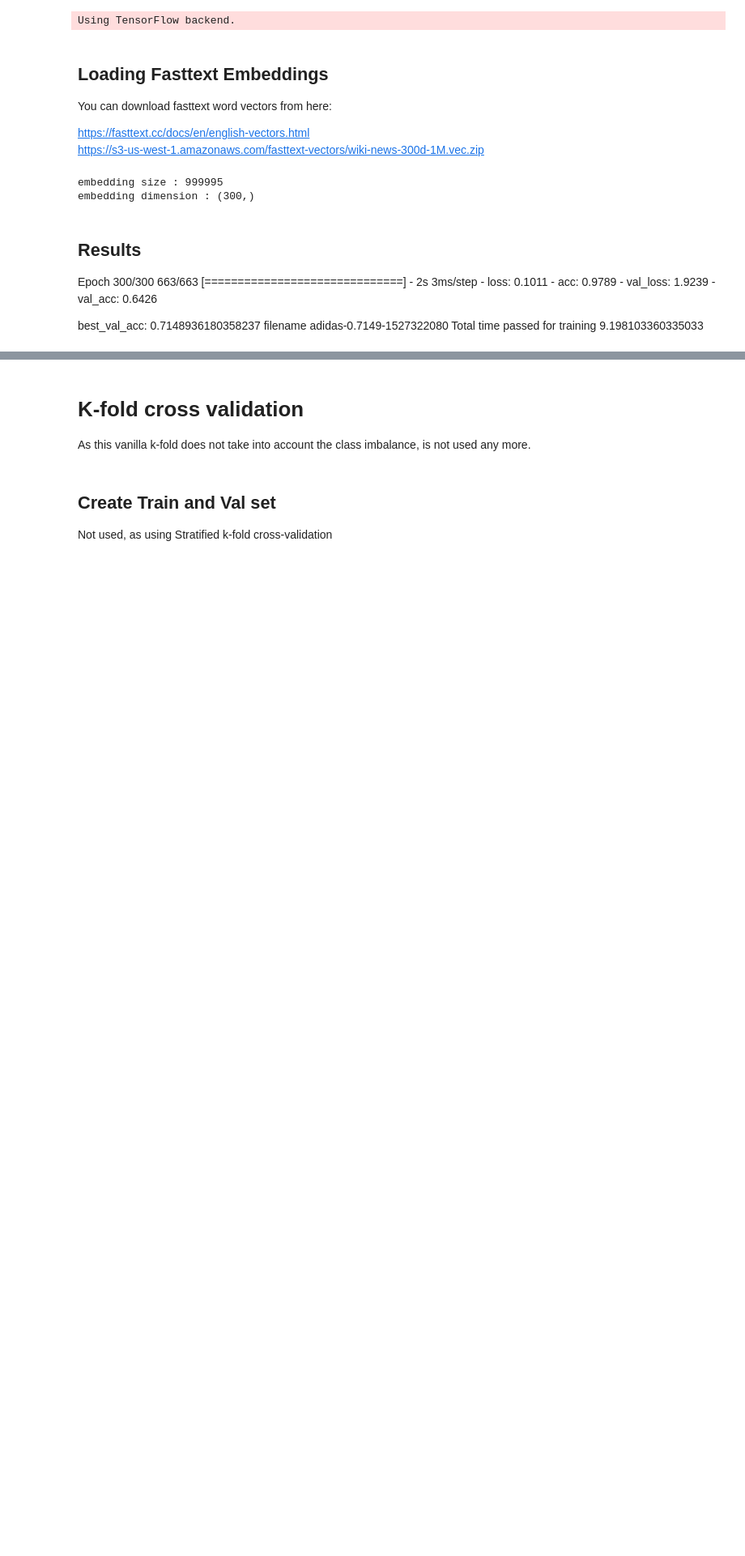
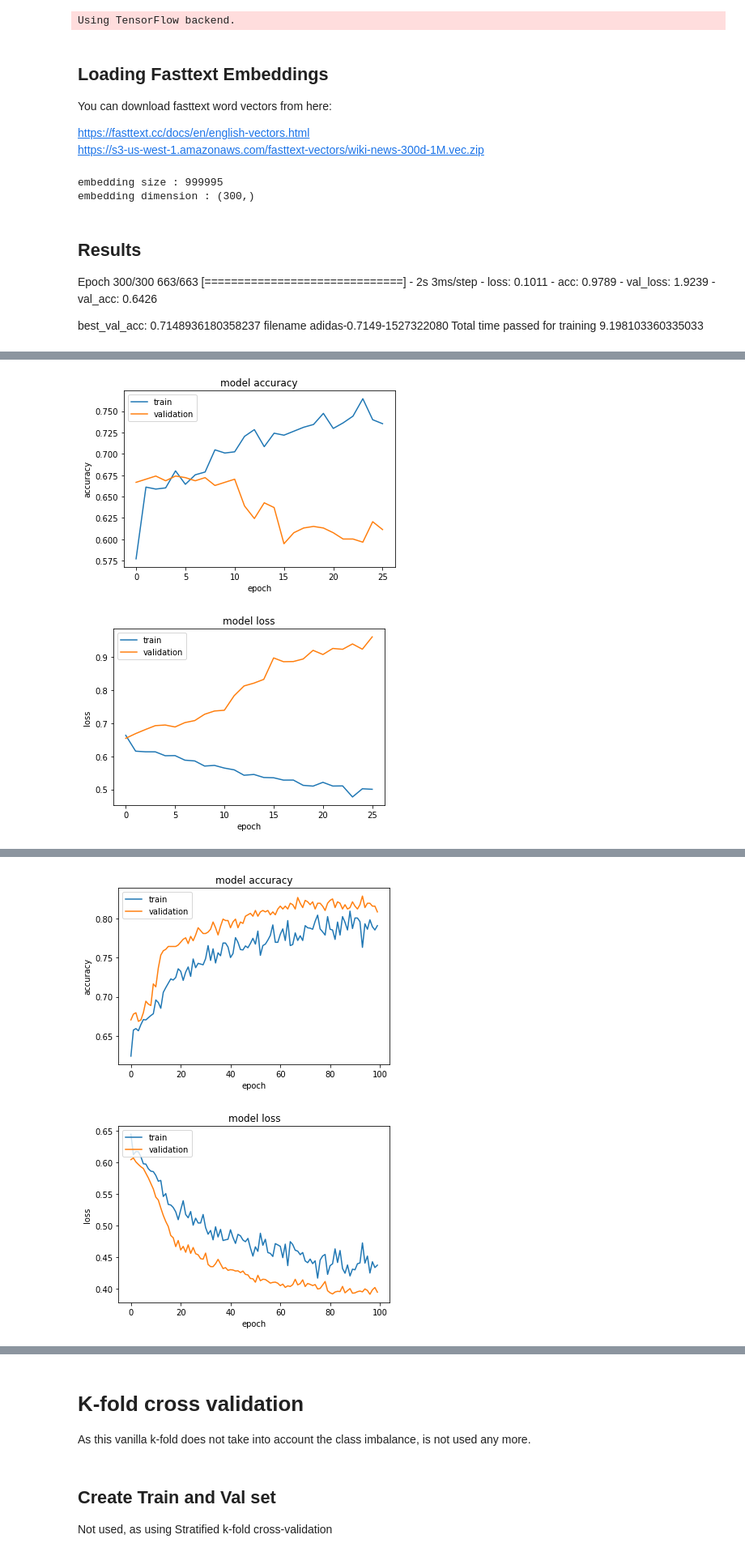
Before and after one commit to elkhand/human-emotions-classifier, a Jupyter notebook: Keras-LSTM-based sentiment analysis of OASIS dataset captions.ipynb, the cells around one changed output, grey strips where cells are left out. Shown at 81% size. Drawn from its saved outputs; the diff is of its cells as text; code cells hidden in the pictures; blank space fills up the shorter version.

```diff
--- a/Keras-LSTM-based sentiment analysis of OASIS dataset captions.ipynb
+++ b/Keras-LSTM-based sentiment analysis of OASIS dataset captions.ipynb
@@ -210,10 +210,12 @@ def build_model(max_seq_len, num_of_classes, embedding_dim, hidden_layer_dim, dr
 #     model.add(Bidirectional(GRU(max_seq_len, return_sequences=True, recurrent_dropout=recurrent_dropout), merge_mode='concat'))
 #     model.add(Bidirectional(GRU(max_seq_len // 2, return_sequences=True, recurrent_dropout=recurrent_dropout), merge_mode='concat'))
 #     model.add(Bidirectional(GRU(max_seq_len // 4, dropout=dropout, recurrent_dropout=recurrent_dropout), merge_mode='concat'))
-
-    model.add(Bidirectional(GRU(max_seq_len,activation='relu', return_sequences=True, dropout=dropout, recurrent_dropout=recurrent_dropout)))
-    model.add(Bidirectional(GRU(max_seq_len,activation='relu', return_sequences=True, dropout=dropout, recurrent_dropout=recurrent_dropout), merge_mode='mul'))
-    model.add(Bidirectional(GRU(max_seq_len,activation='relu', dropout=dropout, recurrent_dropout=recurrent_dropout)))
+    model.add(Dropout(0.4))
+    #,activation='relu'
+    model.add(Bidirectional(GRU(max_seq_len, return_sequences=True, dropout=dropout, recurrent_dropout=recurrent_dropout)))
+    #model.add(Bidirectional(GRU(max_seq_len, return_sequences=True, dropout=dropout, recurrent_dropout=recurrent_dropout), merge_mode='mul'))
+    model.add(Dropout(0.4))
+    model.add(Bidirectional(GRU(max_seq_len, dropout=dropout, recurrent_dropout=recurrent_dropout)))
 
     # Adding new dense layers
     #, kernel_regularizer=regularizers.l2(0.001)
@@ -228,8 +230,10 @@ def build_model(max_seq_len, num_of_classes, embedding_dim, hidden_layer_dim, dr
 
     model.add(Dense(num_of_classes, activation=final_activation))
     nadamOptim = keras.optimizers.Nadam(lr=0.002, beta_1=0.9, beta_2=0.999, epsilon=None, schedule_decay=0.004)
-    model.compile(loss='categorical_crossentropy', optimizer='adam', metrics=['accuracy'])
-    print(model.summary())
+    #binary_crossentropy
+    #categorical_crossentropy
+    model.compile(loss='binary_crossentropy', optimizer='adam', metrics=['accuracy'])
+    #print(model.summary())
     return model
 
 
@@ -265,7 +269,6 @@ def generate_model_name(filename, best_acc_val):
     return filename
 
 def get_words_withoutstopwords(words):
-
     words_without_stopwords = []
     for word in words:
         if word not in stop_words:
@@ -313,18 +316,51 @@ def get_non_stop_words(words):
             non_stop_words.append(word)
     return non_stop_words
 
+def change_label_str_to_int(labelStr):
+    if labelStr == "negative":
+        return -1
+    elif  labelStr == "neutral":
+        return 0
+    elif  labelStr == "positive":
+        return 1
+
+def change_label_str_to_int_binary(labelStr):
+    """this is only for binary classification, negative sentiment has value 0, positive sentiment has value 1"""
+    if labelStr == "negative":
+        return 0
+    elif  labelStr == "neutral":
+        raise "Neutral Should not exist"
+    elif  labelStr == "positive":
+        return 1
+    else:
+        raise labelStr+ " Should not exist"
+
+def get_df_for_binary_classification():
+    df = pd.read_csv(dataset_path, header=0, sep="|")
+    # Doing only binary classification
+    df = df[(df.label == "negative") | (df.label == "positive")]
+    df = df.reset_index()
+    df["label"] = df["label"].apply(lambda x: change_label_str_to_int_binary(x))
+    df["caption"] = df["caption"].apply(lambda x: " ".join(get_words_withoutstopwords(x.lower().split())))
+    return df
+
 def train_StratifiedKFold():
     """StratifiedKFold cross-validation to solve class imbalance issue"""
-    df = pd.read_csv(dataset_path, sep="|")
-    X = df['caption']
-    y = df['label']
+    df = pd.read_csv(dataset_path, header=0, sep="|")
+    #df["label"] = df["label"].apply(lambda x: change_label_str_to_int(x))
+    #df["caption"] = df["caption"].apply(lambda x: " ".join(get_words_withoutstopwords(x.lower().split())))
+    # Doing only binary classification
+    df = get_df_for_binary_classification()
+
     print("Label distribution: ",df.groupby('label').label.count())
     max_seq_len = int(df['caption'].map(lambda x: get_non_stop_word_count(x.split())).max())
     print("max_seq_len", max_seq_len)
+
     # Instantiate the cross validator
     skf = StratifiedKFold(n_splits=kfold_splits, shuffle=True)
     printCnt = 5
     cvscores = []
+
     # Loop through the indices the split() method returns
     for index, (train_indices, val_indices) in enumerate(skf.split(X, y)):
         start = time.time()
@@ -351,9 +387,9 @@ def train_StratifiedKFold():
                             num_of_classes,
                             embedding_dim=300,
                             hidden_layer_dim=64,
-                            dropout=0.3,
-                            recurrent_dropout=0.5,# 0.3
-                            final_activation='softmax'
+                            dropout=0.65,
+                            recurrent_dropout=0.65,# 0.3
+                            final_activation='sigmoid'
                             )
         plot_model(model, to_file= 'model/model.png', show_shapes=True, show_layer_names=True)#
 
@@ -373,7 +409,7 @@ def train_StratifiedKFold():
                       y=y_train,
                       batch_size=16,# 64 seems fine, 32 is better
                       epochs=100,
-                      verbose=1,
+                      verbose=0,
                       validation_data = (X_val, y_val),
                       #shuffle=True,
                       callbacks=callbacks_list)
@@ -396,7 +432,7 @@ def train_StratifiedKFold():
 
 
 dataset_path = human_output_caption_to_label_csv_path
-kfold_splits = 10
+kfold_splits = 5
 # dataset_path = auto_output_caption_to_label_csv_path
 
 
@@ -411,3 +447,4 @@ history = train_StratifiedKFold()
 #history = train()
 end = time.time()
 print("Total time passed for training", (end-start)/60)
+# %% [output]
@@ -413,0 +468,2 @@ print("Total time passed for training", (end-start)/60)
+[figure, added]
+[figure, added]
@@ -413,0 +487,2 @@ print("Total time passed for training", (end-start)/60)
+[figure, added]
+[figure, added]
```
Also changed, not shown: parts of 3 cells of this notebook, 2 other files.
